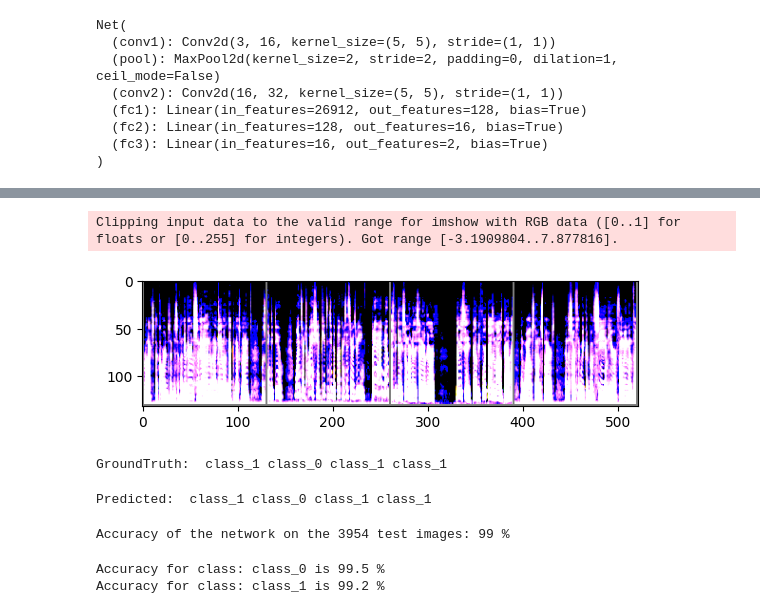
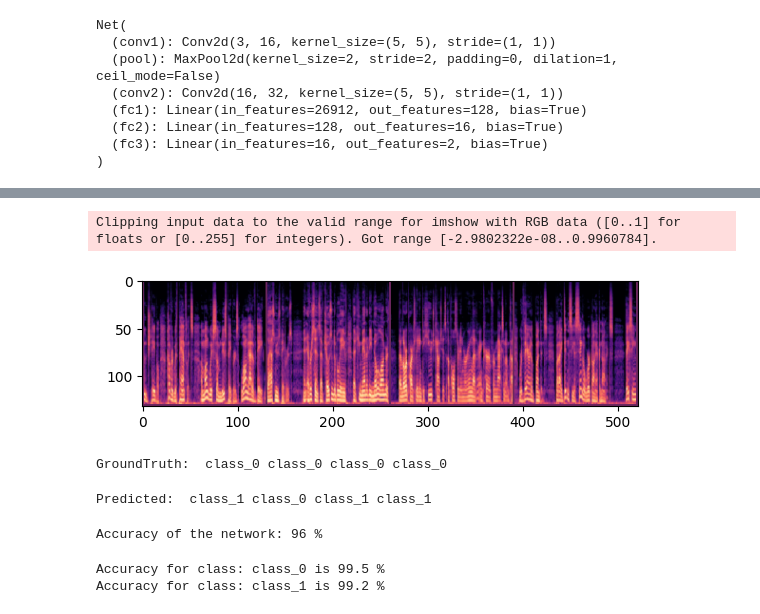
Before and after one commit to YouRekt/ML-intro, a Jupyter notebook: model.ipynb, the cells around one changed output, grey strips where cells are left out. Saved outputs shown, nothing was run; the diff lists cells and outputs as text; code cells hidden in the pictures.

```diff
--- a/model.ipynb
+++ b/model.ipynb
@@ -261,16 +260,16 @@ Finished Training
 # %%
 dataiter = iter(testloader)
 images, labels = next(dataiter)
 
 
 # print images
-imshow(torchvision.utils.make_grid(images))
+imshow(torchvision.utils.make_grid(images), test_mean, test_std)
 print('GroundTruth: ', ' '.join(f'{classes[labels[j]]:5s}' for j in range(4)))
 images, labels = images.to(device), labels.to(device)
 # %% [output]
-Clipping input data to the valid range for imshow with RGB data ([0..1] for floats or [0..255] for integers). Got range [-3.1909804..7.877816].
+Clipping input data to the valid range for imshow with RGB data ([0..1] for floats or [0..255] for integers). Got range [-2.9802322e-08..0.9960784].
-[figure, old version]
+[figure, new version]
-GroundTruth:  class_1 class_0 class_1 class_1
+GroundTruth:  class_0 class_0 class_0 class_0
 # %%
 outputs = net(images)
 _, predicted = torch.max(outputs, 1)
@@ -288,14 +287,16 @@ with torch.no_grad():
         images, labels = data
         images, labels = images.to(device), labels.to(device)
         outputs = net(images)
+        loss = criterion(outputs, labels)
         # the class with the highest energy is what we choose as prediction
         _, predicted = torch.max(outputs.data, 1)
         total += labels.size(0)
         correct += (predicted == labels).sum().item()
+        wandb.log({"loss": loss.item(), "accuracy": correct / total})
 
-print(f'Accuracy of the network on the 3954 test images: {100 * correct // total} %')
+print(f'Accuracy of the network: {100 * correct // total} %')
 # %% [output]
-Accuracy of the network on the 3954 test images: 99 %
+Accuracy of the network: 96 %
 # %%
 correct_pred = {classname: 0 for classname in classes}
 total_pred = {classname: 0 for classname in classes}
```
Also changed, not shown: parts of 3 cells of this notebook.
